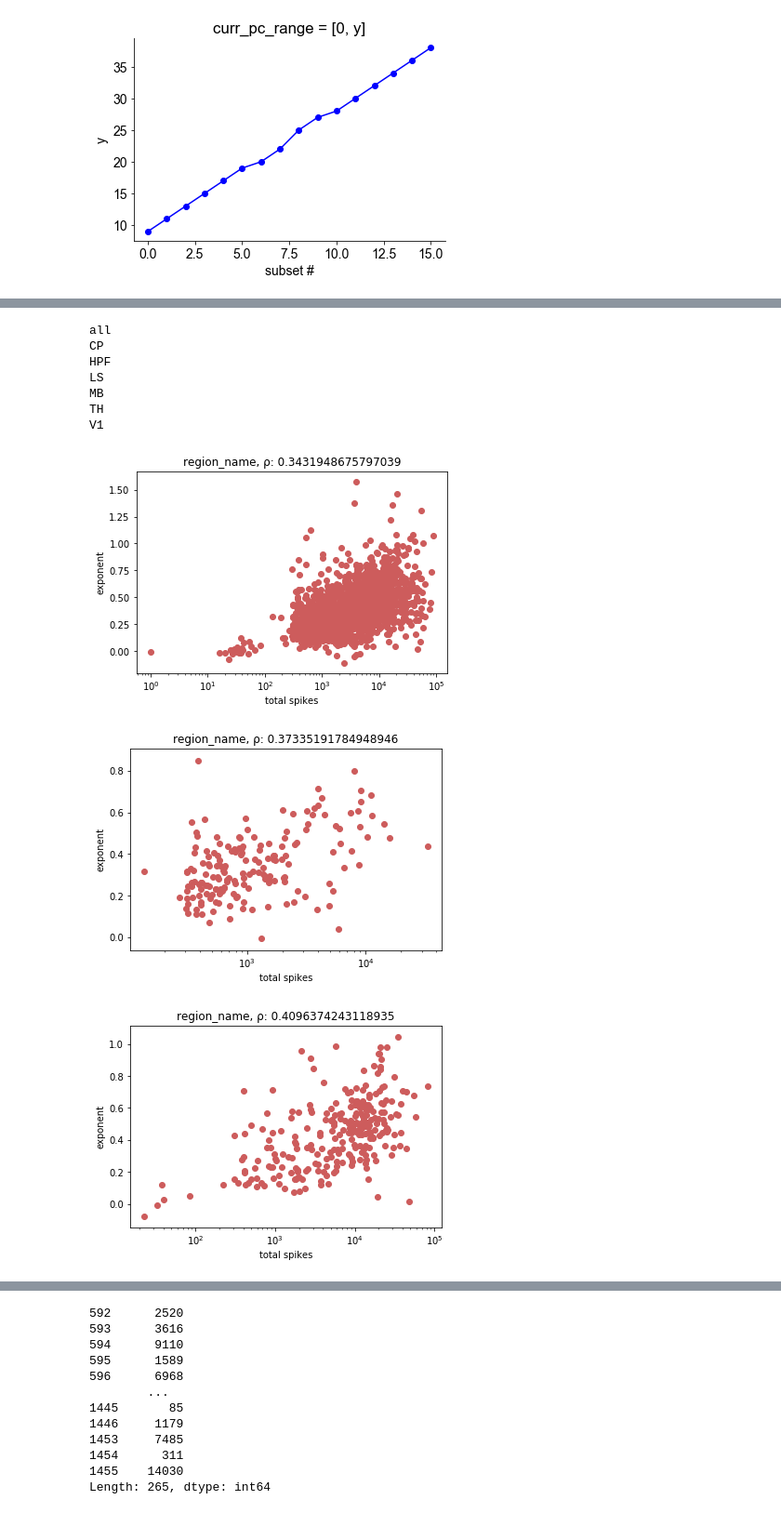
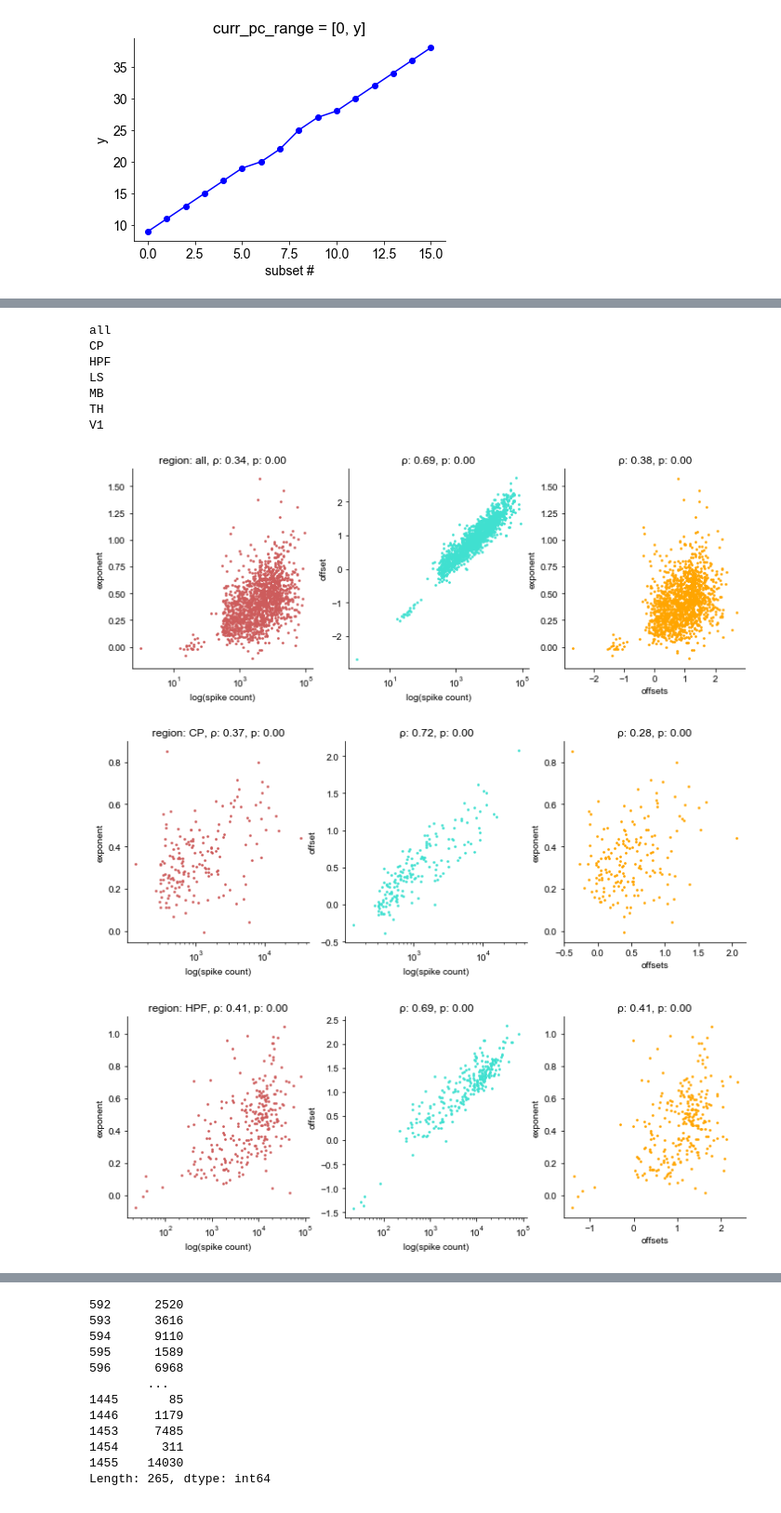
Before and after one commit to voytekresearch/galaxybrain, a Jupyter notebook: notebooks/explorative_analysis_plotting.ipynb, the cells around one changed output, grey strips where cells are left out. Shown at 93% size. Drawn from its saved outputs; the diff is of its cells as text; code cells hidden in the pictures.

Commit message:
refactor; plots

```diff
--- a/notebooks/explorative_analysis_plotting.ipynb
+++ b/notebooks/explorative_analysis_plotting.ipynb
@@ -137,7 +119,7 @@ plt.xlabel('subset #');    plt.ylabel('y');      plt.title('curr_pc_range = [0,
 Text(0.5, 1.0, 'curr_pc_range = [0, y]')
 [figure]
 # %%
-raster_dict = formatted_data()
+raster_dict = formatted_data([0])
 from galaxybrain.ramsey import ft_on_data
 mouse_key = 'krebs'
 n_iter = 30
@@ -161,25 +135,39 @@ Binning Spikes...
 # %%
 mouse_data = mouse_iter(raster_dict, mouse_key, burn_in)
 fg = FOOOFGroup(max_n_peaks=0, aperiodic_mode='fixed', verbose = False)
 
 for mouse_raster, region_name, region_count in mouse_data:
     total_spikes = mouse_raster.sum(0)
     freqs, powers_chans = compute_spectrum(mouse_raster.T, **ft_kwargs)
     fg.fit(freqs, powers_chans)
     exponents = fg.get_params('aperiodic_params', 'exponent')
-    plt.figure()
-    plt.scatter(total_spikes, exponents, color='indianred');     plt.xscale('log')
+    offsets = fg.get_params('aperiodic_params', 'offset')
+    plt.figure(figsize=(12,4))
+    plt.subplot(1,3,1)
+    plt.scatter(total_spikes, exponents, color='indianred', s=3);     plt.xscale('log')
     plt.xlabel('log(spike count)');    plt.ylabel('exponent')
     rho, p = stats.pearsonr(total_spikes, exponents)
-    plt.title(f'{region_name}, ρ: {rho}')
+    plt.title(f'region: {region_name}, ρ: {rho:.2f}, p: {p:.2f}')
+
+    plt.subplot(1,3,2)
+    plt.scatter(total_spikes, offsets, color='turquoise', s=3);     plt.xscale('log')
+    plt.xlabel('log(spike count)');    plt.ylabel('offset')
+    rho, p = stats.pearsonr(total_spikes, offsets)
+    plt.title(f'ρ: {rho:.2f}, p: {p:.2f}')
+
+    plt.subplot(1,3,3)
+    plt.scatter(offsets, exponents, color='orange', s=3);     #plt.xscale('log')
+    plt.xlabel('offsets');    plt.ylabel('exponent')
+    rho, p = stats.pearsonr(offsets, exponents)
+    plt.title(f'ρ: {rho:.2f}, p: {p:.2f}')
 # %% [output]
 all
 CP
 HPF
 LS
 MB
 TH
 V1
-[figure, old version]
+[figure, new version]
-[figure, old version]
+[figure, new version]
-[figure, old version]
+[figure, new version]
```
Also changed, not shown: parts of 4 cells of this notebook, 2 other files.
